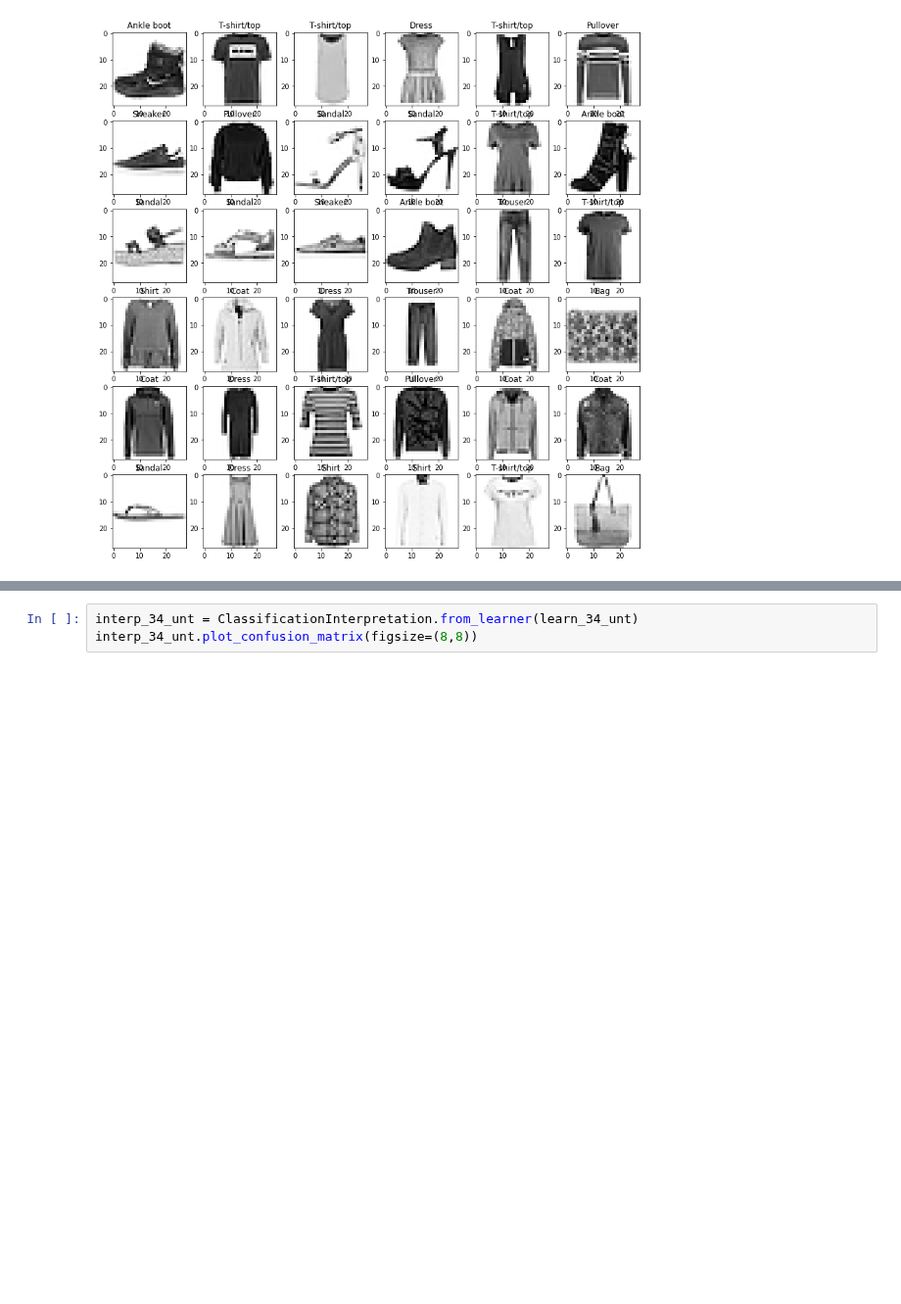
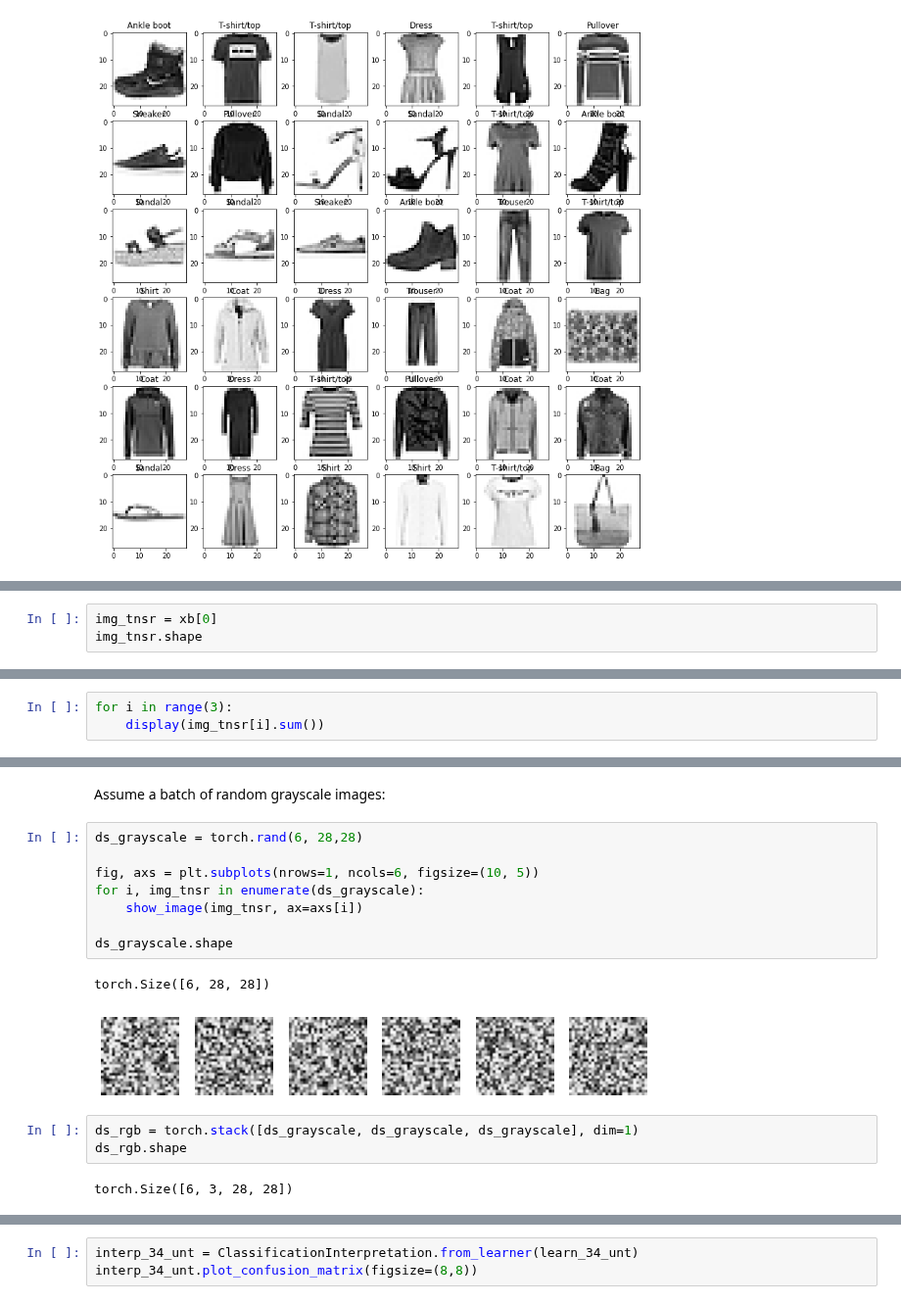
Before and after one commit to vtecftwy/fastbook, a Jupyter notebook: wip nbs/04_mnist_fashion_dataset.ipynb, the cells around one changed output, grey strips where cells are left out. Shown at 98% size. Saved outputs shown, nothing was run; the diff lists cells and outputs as text; blank space fills up the shorter version.

```diff
--- a/wip nbs/04_mnist_fashion_dataset.ipynb
+++ b/wip nbs/04_mnist_fashion_dataset.ipynb
@@ -797,0 +337,3 @@ With augmentation (12 additional epochs)
+# %%
+img_tnsr = xb[0]
+img_tnsr.shape
@@ -797,0 +342,3 @@ With augmentation (12 additional epochs)
+# %%
+for i in range(3):
+    display(img_tnsr[i].sum())
@@ -797,0 +377,18 @@ With augmentation (12 additional epochs)
+# %% [markdown]
+Assume a batch of random grayscale images:
+# %%
+ds_grayscale = torch.rand(6, 28,28)
+
+fig, axs = plt.subplots(nrows=1, ncols=6, figsize=(10, 5))
+for i, img_tnsr in enumerate(ds_grayscale):
+    show_image(img_tnsr, ax=axs[i])
+
+ds_grayscale.shape
+# %% [output]
+torch.Size([6, 28, 28])
+[figure, added]
+# %%
+ds_rgb = torch.stack([ds_grayscale, ds_grayscale, ds_grayscale], dim=1)
+ds_rgb.shape
+# %% [output]
+torch.Size([6, 3, 28, 28])
```
Also changed, not shown: parts of 174 cells of this notebook.
